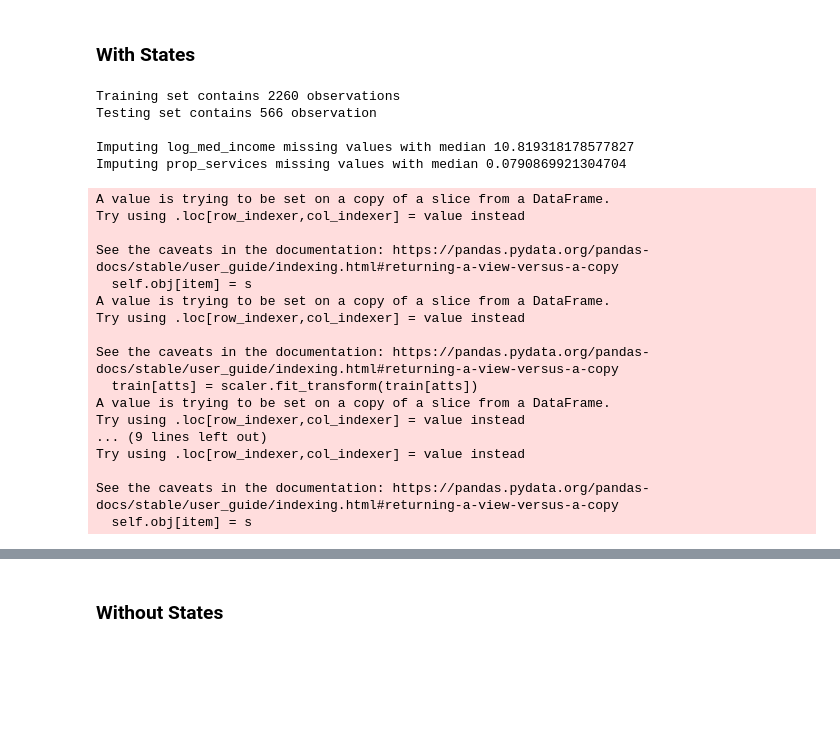
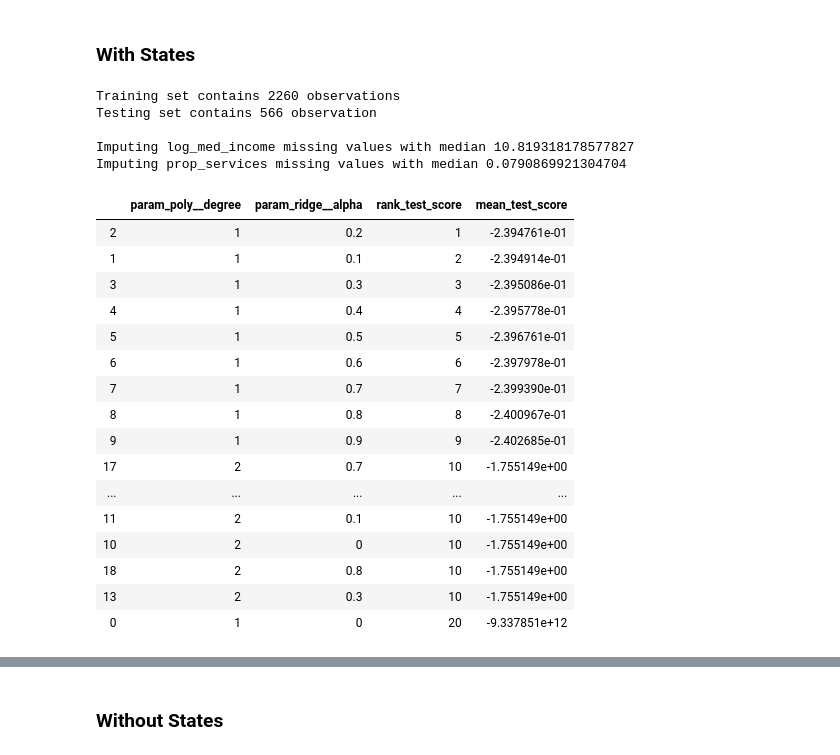
Before and after one commit to jrockower/ml-final-project, a Jupyter notebook: analysis.ipynb, the cells around one changed output, grey strips where cells are left out. Cells and saved outputs as stored; diff of their text form; code cells hidden in the pictures; blank space fills up the shorter version.

```diff
--- a/analysis.ipynb
+++ b/analysis.ipynb
@@ -124,7 +177,7 @@ df_yr_st = pipe.hot_encode(df_yr_st, ['state'])
 train, test = pipe.split_data(df_yr_st)
 
 # Impute/normalize continuous variables
-numeric_cols = train.select_dtypes(include=['float64','uint8']).columns #Normalizes state one-hots as well
+numeric_cols = train.select_dtypes(include=['float64']).columns
 train, test = pipe.impute_missing(train, test, numeric_cols)
 train, test = pipe.normalize(train, test, numeric_cols)
 
@@ -140,27 +193,27 @@ Testing set contains 566 observation
 
 Imputing log_med_income missing values with median 10.819318178577827
 Imputing prop_services missing values with median 0.0790869921304704
-A value is trying to be set on a copy of a slice from a DataFrame.
-Try using .loc[row_indexer,col_indexer] = value instead
-
-See the caveats in the documentation: https://pandas.pydata.org/pandas-docs/stable/user_guide/indexing.html#returning-a-view-versus-a-copy
-  self.obj[item] = s
-A value is trying to be set on a copy of a slice from a DataFrame.
-Try using .loc[row_indexer,col_indexer] = value instead
-
-See the caveats in the documentation: https://pandas.pydata.org/pandas-docs/stable/user_guide/indexing.html#returning-a-view-versus-a-copy
-  train[atts] = scaler.fit_transform(train[atts])
-A value is trying to be set on a copy of a slice from a DataFrame.
-Try using .loc[row_indexer,col_indexer] = value instead
-... (9 lines left out)
-Try using .loc[row_indexer,col_indexer] = value instead
-
-See the caveats in the documentation: https://pandas.pydata.org/pandas-docs/stable/user_guide/indexing.html#returning-a-view-versus-a-copy
-  self.obj[item] = s
 # %%
 # Fit model
 grid_model_result = grid_model.fit(train_features, train_target)
-# cv_results = pd.DataFrame(grid_model_result.cv_results_)
-# cv_results
+pipe.rank_models(grid_model_result)
+# %% [output]
+|  | param_poly__degree | param_ridge__alpha | rank_test_score | mean_test_score |
+| 2 | 1 | 0.2 | 1 | -2.394761e-01 |
+| 1 | 1 | 0.1 | 2 | -2.394914e-01 |
+| 3 | 1 | 0.3 | 3 | -2.395086e-01 |
+| 4 | 1 | 0.4 | 4 | -2.395778e-01 |
+| 5 | 1 | 0.5 | 5 | -2.396761e-01 |
+| 6 | 1 | 0.6 | 6 | -2.397978e-01 |
+| 7 | 1 | 0.7 | 7 | -2.399390e-01 |
+| 8 | 1 | 0.8 | 8 | -2.400967e-01 |
+| 9 | 1 | 0.9 | 9 | -2.402685e-01 |
+| 17 | 2 | 0.7 | 10 | -1.755149e+00 |
+| ... | ... | ... | ... | ... |
+| 11 | 2 | 0.1 | 10 | -1.755149e+00 |
+| 10 | 2 | 0 | 10 | -1.755149e+00 |
+| 18 | 2 | 0.8 | 10 | -1.755149e+00 |
+| 13 | 2 | 0.3 | 10 | -1.755149e+00 |
+| 0 | 1 | 0 | 20 | -9.337851e+12 |
 # %%
 print(grid_model_result.best_estimator_, '\n')
```
Also changed, not shown: parts of 12 cells of this notebook, 2 other files.
